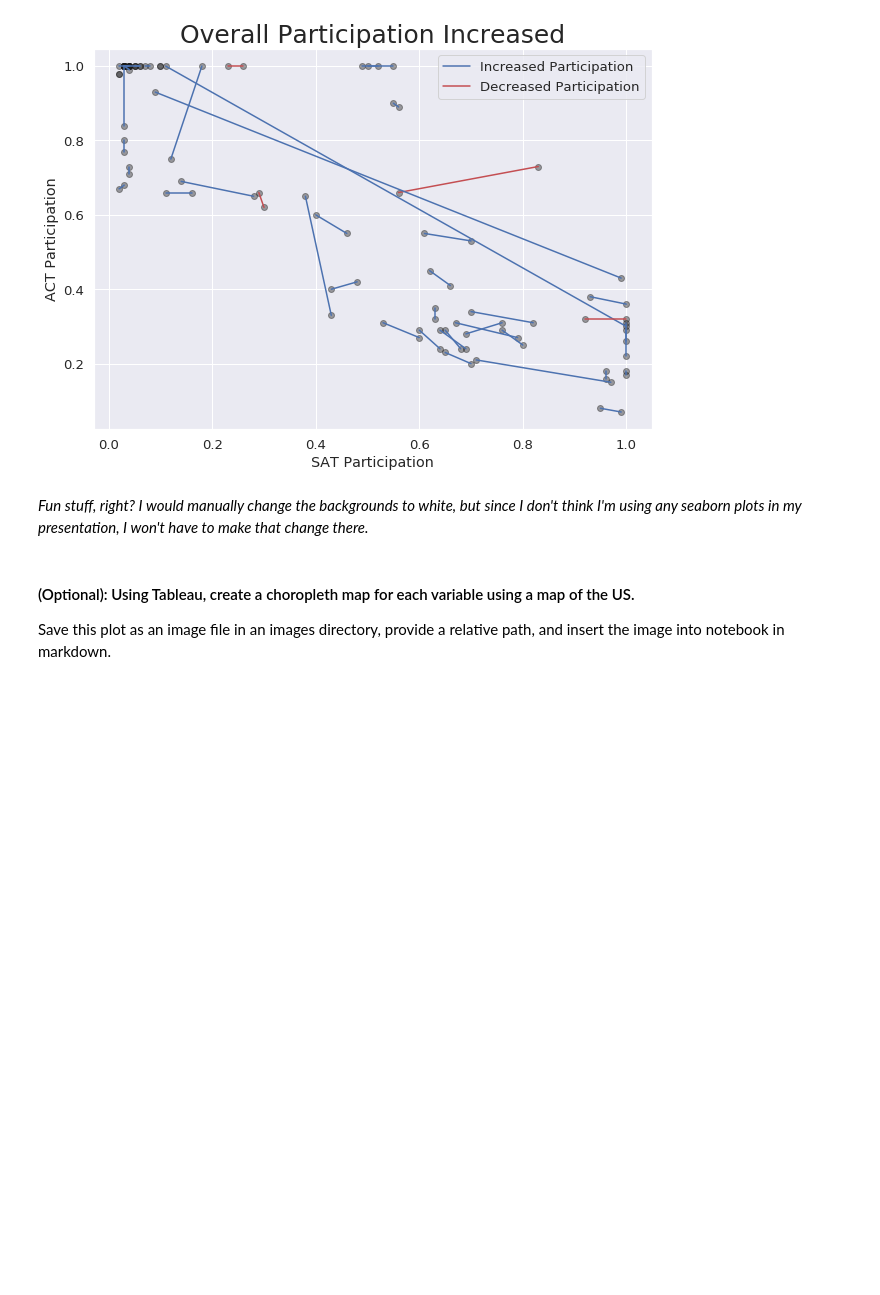
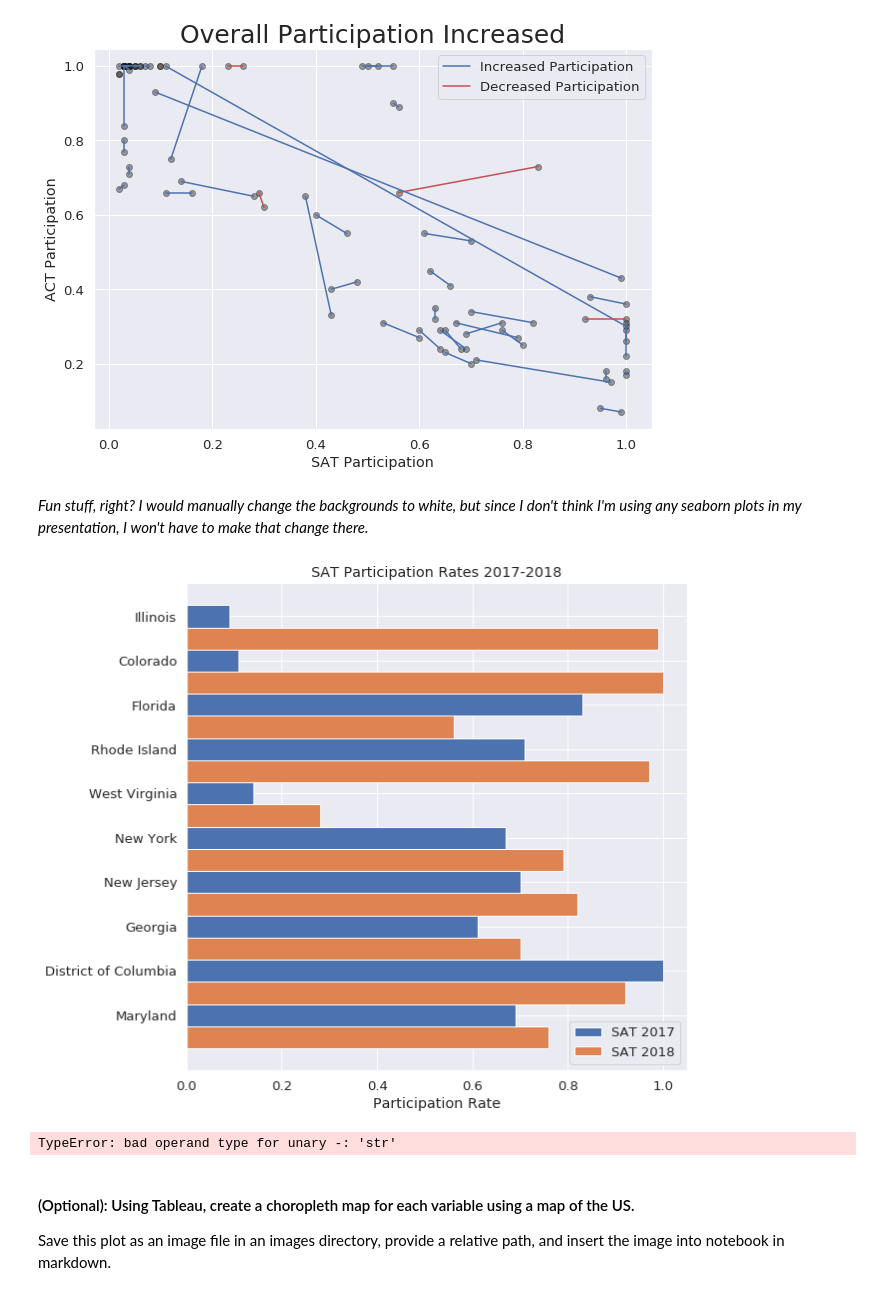
Before and after one commit to pngbrianb/SAT-Participation, a Jupyter notebook: code/Project-1-Notebook.ipynb, the cells around one changed output. Drawn from its saved outputs; the diff is of its cells as text; code cells hidden in the pictures; blank space fills up the shorter version.

```diff
--- a/code/Project-1-Notebook.ipynb
+++ b/code/Project-1-Notebook.ipynb
@@ -1052,3 +1052,9 @@ act_data.loc[((sat_data['Participation_18']>=.5)&(act_data['Participation_18']>=
 | 12 | Hawaii | 0.90 | 0.89 | -0.01 | 19.0 | ... |
 | 34 | North Carolina | 1.00 | 1.00 | 0.00 | 19.1 | ... |
 | 41 | South Carolina | 1.00 | 1.00 | 0.00 | 18.7 | ... |
+# %%
+# make a dataframe of sat data, sorted by absolute value of participation change
+sorted_sat = sat_data.reindex(sat_data.Participation_Change.abs().sort_values(inplace=False,ascending=False).index)[:10]
+sorted_sat = sorted_sat.reindex(sorted_sat.Participation_Change.abs().sort_values(inplace=False,ascending=True).index)
+sorted_sat.reset_index(drop=True,inplace=True)
+sorted_sat
@@ -1338,6 +1356,24 @@ ax1.legend(legend_lines, ['Increased Participation', 'Decreased Participation'])
 [figure]
 # %% [markdown]
 *Fun stuff, right? I would manually change the backgrounds to white, but since I don't think I'm using any seaborn plots in my presentation, I won't have to make that change there.*
+# %%
+# A later addition, here I want to just make a nice, simple, double bar graph of SAT
+# participation rates
+plt.figure(figsize=(9,9))
+
+plt.barh(y=sorted_sat.index,width=sorted_sat.Participation_17,height=.5);
+plt.barh(y=sorted_sat.index - .5,width=sorted_sat.Participation_18,height=.5);
+
+plt.title('SAT Participation Rates 2017-2018');
+plt.xlabel('Participation Rate');
+plt.legend(['SAT 2017','SAT 2018']);
+plt.yticks(ticks=sorted_sat.index,labels=sorted_sat.State);
+# %% [output]
+[figure, added]
+# %%
+plt.barh(y=sorted_sat.State,width=sorted_sat.Participation_17)
+# %% [output]
+TypeError: bad operand type for unary -: 'str'
 # %% [markdown]
 #### (Optional): Using Tableau, create a choropleth map for each variable using a map of the US.
 
```
Also changed, not shown: parts of 3 cells of this notebook, 1 other file.
